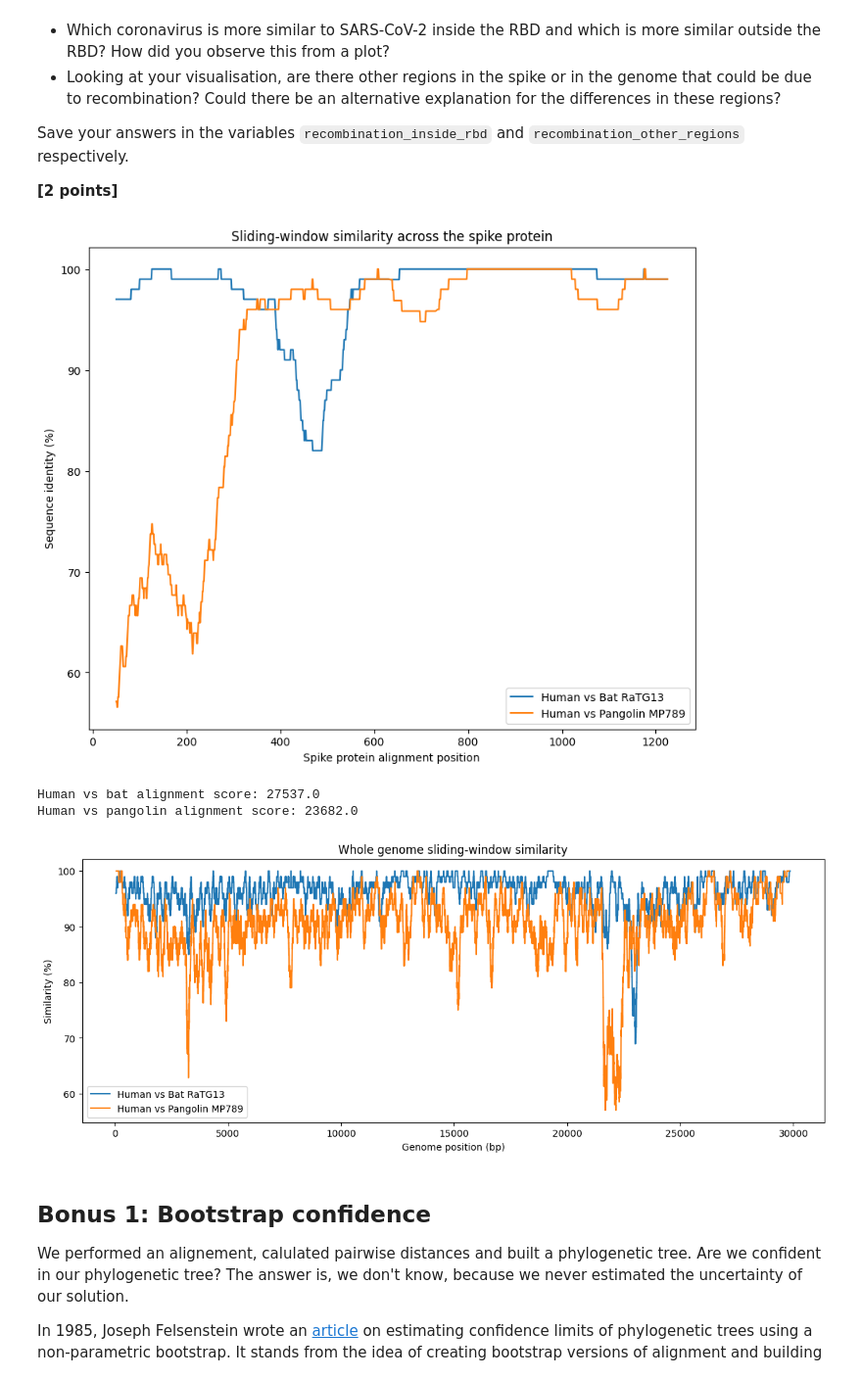
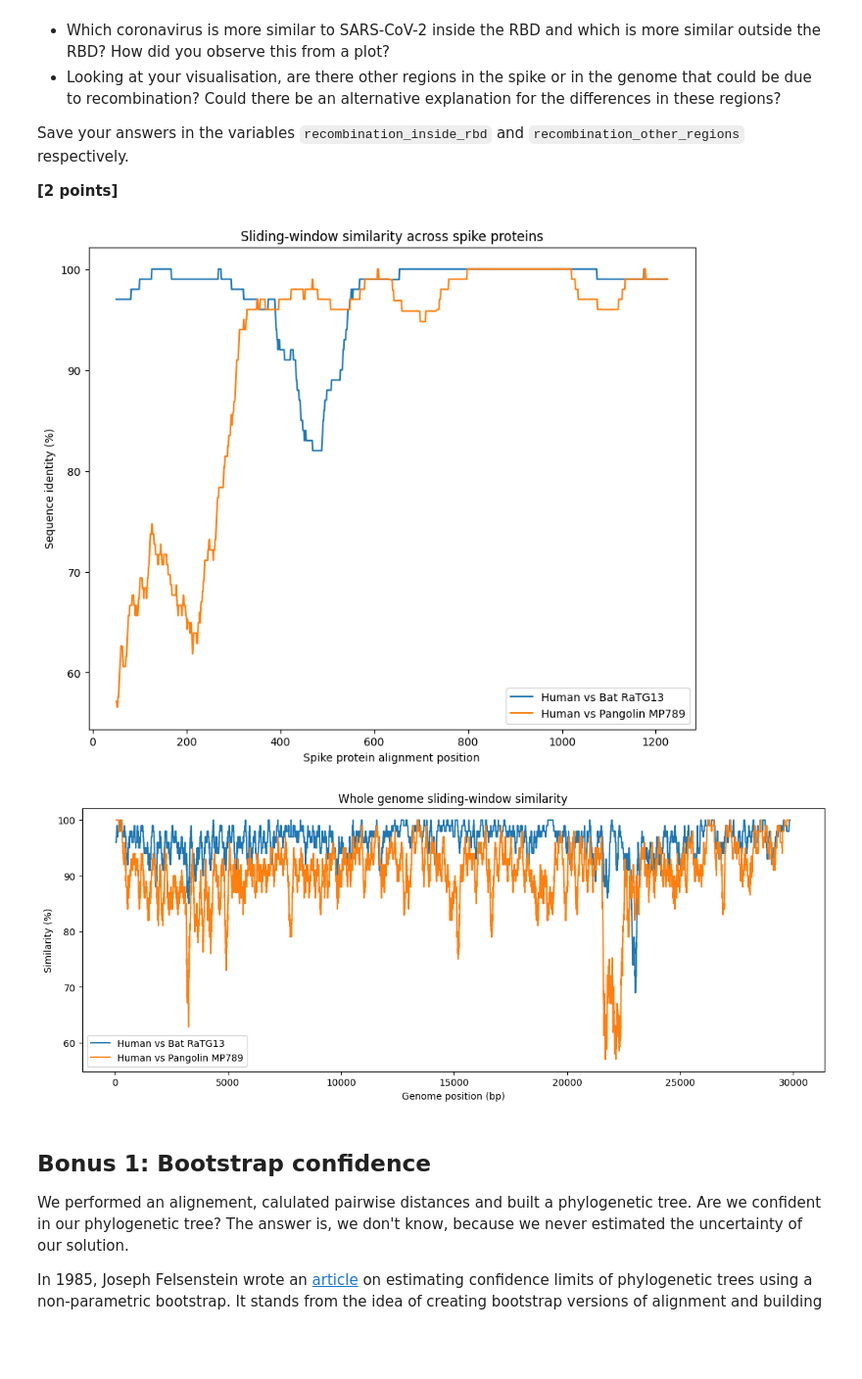
Before and after one commit to larissaavong/assign_phylo, a Jupyter notebook: phylo_workbook.ipynb, the cells around one changed output. Shown at 98% size. Cells and saved outputs as stored; diff of their text form; code cells hidden in the pictures; blank space fills up the shorter version.

```diff
--- a/phylo_workbook.ipynb
+++ b/phylo_workbook.ipynb
@@ -447,52 +447,52 @@ def calculate_sliding_window(seq1, seq2, window_size=100):
         window1 = seq1[i:i + window_size]
         window2 = seq2[i:i + window_size]
 
-        comparable = []
+        non_gap_pairs = []
         for a, b in zip(window1, window2):
             if a != '-' and b != '-':
-                comparable.append((a, b))
+                non_gap_pairs.append((a, b))
 
-        if len(comparable) == 0:
+        if len(non_gap_pairs) == 0:
             similarity = float("nan")
         else:
             matches = 0
-            for a, b in comparable:
+            for a, b in non_gap_pairs:
                 if a == b:
                     matches += 1
 
-            similarity = matches / len(comparable) * 100
+            similarity = matches / len(non_gap_pairs) * 100
 
         positions.append(i + window_size / 2)
         similarities.append(similarity)
 
     return positions, similarities
 
 bat_positions, bat_similarities = calculate_sliding_window(
     human_bat_aligned,
     bat_aligned
 )
 
 pangolin_pos, pangolin_similarities = calculate_sliding_window(
     human_pangolin_aligned,
     pangolin_aligned
 )
 
 plt.figure(figsize=((10, 8)))
 
 plt.plot(bat_positions, bat_similarities, label="Human vs Bat RaTG13")
 plt.plot(
     pangolin_pos,
     pangolin_similarities,
     label="Human vs Pangolin MP789"
 )
 
 plt.xlabel("Spike protein alignment position")
 plt.ylabel("Sequence identity (%)")
-plt.title("Sliding-window similarity across the spike protein")
+plt.title("Sliding-window similarity across spike proteins")
 plt.legend()
 plt.show()
 # %% [output]
-[figure, old version]
+[figure, new version]
 # %%
 from Bio import Align
 
@@ -526,9 +526,6 @@ aligner.open_gap_score = -8
 
 human_to_bat_genome = aligner.align(human_genome, bat_genome)[0]
 human_to_pangolin_genome = aligner.align(human_genome, pangolin_genome)[0]
-
-print("Human vs bat alignment score:", human_to_bat_genome.score)
-print("Human vs pangolin alignment score:",human_to_pangolin_genome.score)
 
 human_bat_aligned_genome = human_to_bat_genome[0]
 bat_aligned_genome = human_to_bat_genome[1]
@@ -567,8 +564,6 @@ plt.legend()
 plt.savefig("recombination.svg")
 plt.show()
 # %% [output]
-Human vs bat alignment score: 27537.0
-Human vs pangolin alignment score: 23682.0
 [figure]
 # %%
 recombination_inside_rbd = """
```
Also changed, not shown: 1 other file.
